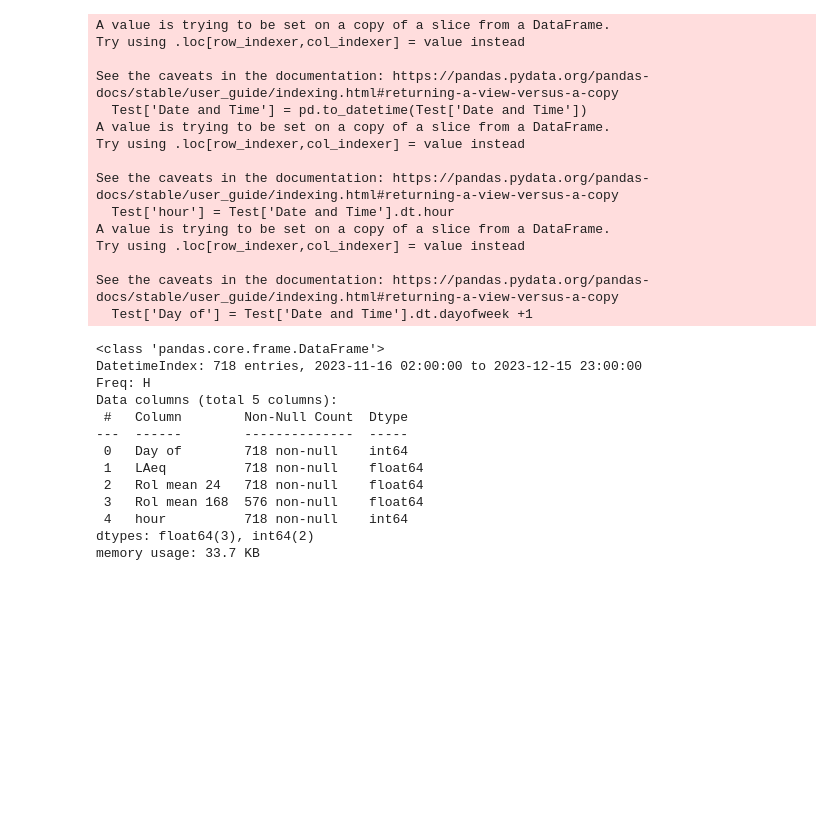
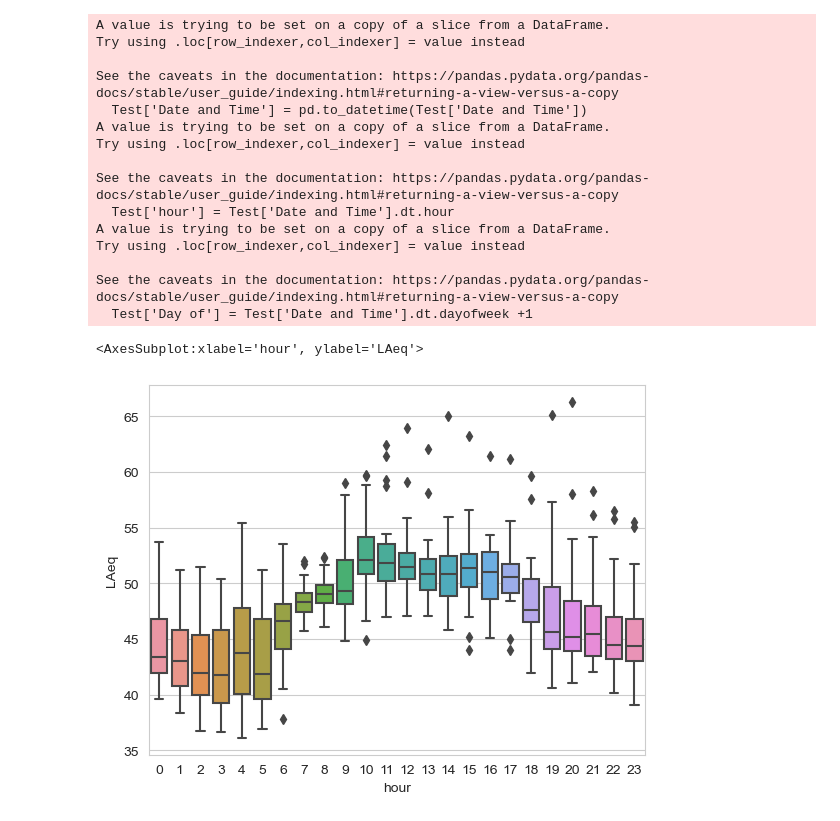
Before and after one commit to alexCCTcollege/Capstone, a Jupyter notebook: Transform.ipynb, the cells around one changed output. Drawn from its saved outputs; the diff is of its cells as text; code cells hidden in the pictures; blank space fills up the shorter version.

```diff
--- a/Transform.ipynb
+++ b/Transform.ipynb
@@ -986,23 +986,11 @@ Try using .loc[row_indexer,col_indexer] = value instead
 
 See the caveats in the documentation: https://pandas.pydata.org/pandas-docs/stable/user_guide/indexing.html#returning-a-view-versus-a-copy
   Test['Day of'] = Test['Date and Time'].dt.dayofweek +1
-# %%
-Test.info()
-Test['weekday'] = Test['Day of'].astype(float)
-# %% [output]
-<class 'pandas.core.frame.DataFrame'>
-DatetimeIndex: 718 entries, 2023-11-16 02:00:00 to 2023-12-15 23:00:00
-Freq: H
-Data columns (total 5 columns):
- #   Column        Non-Null Count  Dtype
----  ------        --------------  -----
- 0   Day of        718 non-null    int64
- 1   LAeq          718 non-null    float64
- 2   Rol mean 24   718 non-null    float64
- 3   Rol mean 168  576 non-null    float64
- 4   hour          718 non-null    int64
-dtypes: float64(3), int64(2)
-memory usage: 33.7 KB
+# %%
+sns.boxplot(data=Test,x='hour',y='LAeq')
+# %% [output]
+<AxesSubplot:xlabel='hour', ylabel='LAeq'>
+[figure, added]
 # %%
 from skforecast.ForecasterAutoreg import ForecasterAutoreg
 from sklearn.model_selection import train_test_split
```
Also changed, not shown: parts of 6 cells of this notebook.
